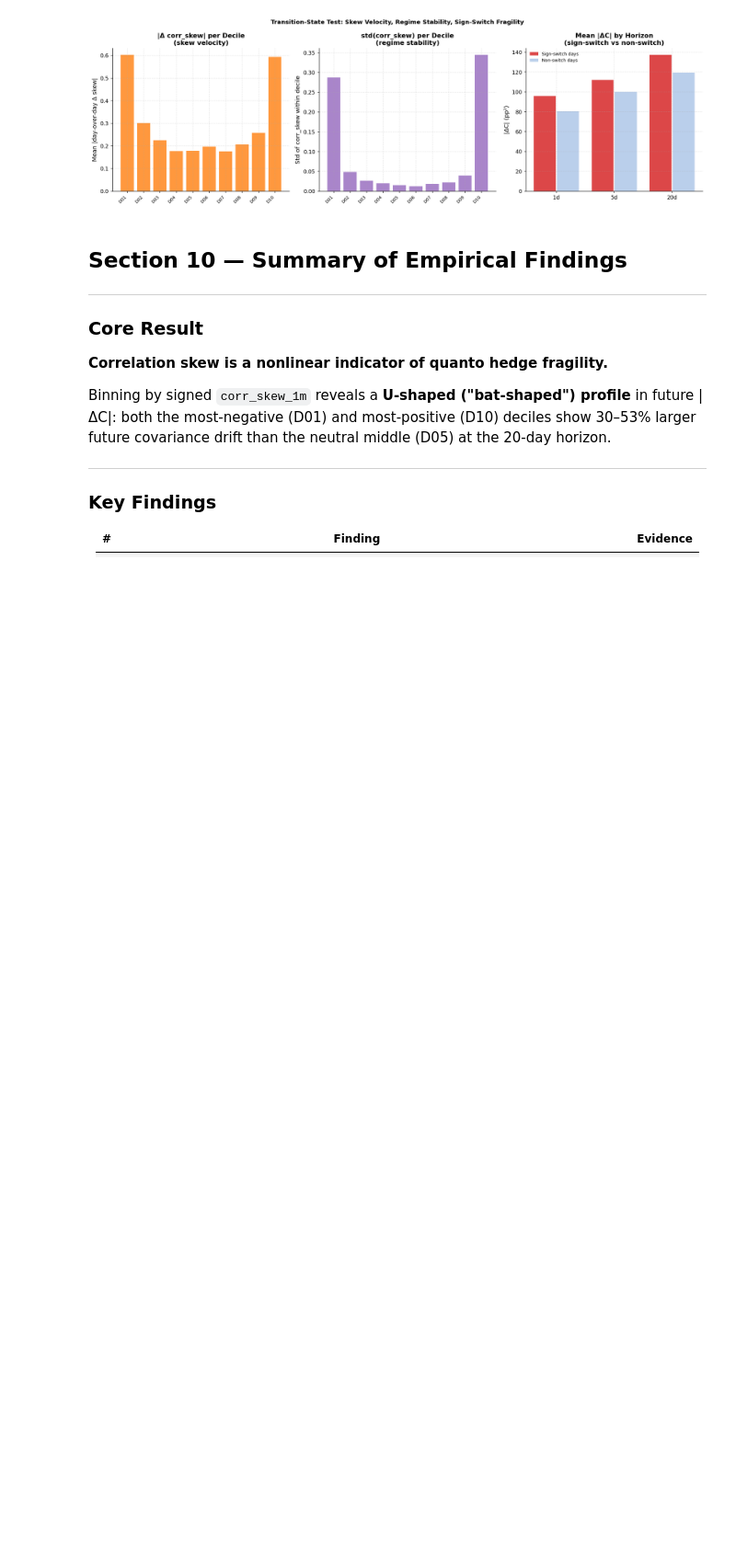
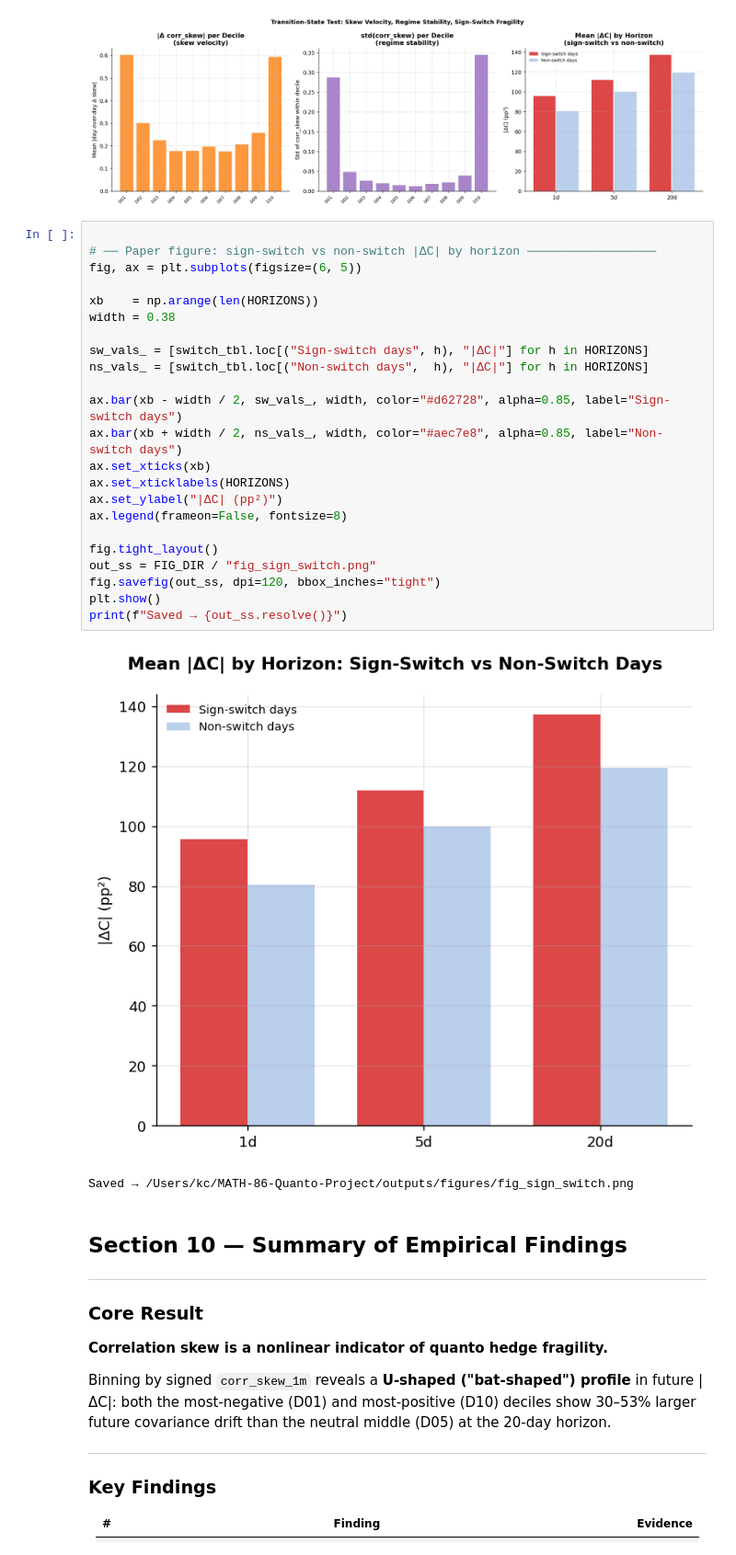
Before and after one commit to kevin-m-chang/MATH-86-Quanto-Project, a Jupyter notebook: notebooks/analysis_corr_skew.ipynb, the cells around one changed output. Shown at 92% size. Saved outputs shown, nothing was run; the diff lists cells and outputs as text; blank space fills up the shorter version.

```diff
--- a/notebooks/analysis_corr_skew.ipynb
+++ b/notebooks/analysis_corr_skew.ipynb
@@ -485,6 +548,32 @@ Test 2 — Sign-switch days vs non-switch days:
 |  | 20d | 1472 | 0.2558 | 119.3308 |
 Sign-switch days: 1019 of 2491 (40.9%)
 [figure]
+# %%
+
+# ── Paper figure: sign-switch vs non-switch |ΔC| by horizon ──────────────────
+fig, ax = plt.subplots(figsize=(6, 5))
+
+xb    = np.arange(len(HORIZONS))
+width = 0.38
+
+sw_vals_ = [switch_tbl.loc[("Sign-switch days", h), "|ΔC|"] for h in HORIZONS]
+ns_vals_ = [switch_tbl.loc[("Non-switch days",  h), "|ΔC|"] for h in HORIZONS]
+
+ax.bar(xb - width / 2, sw_vals_, width, color="#d62728", alpha=0.85, label="Sign-switch days")
+ax.bar(xb + width / 2, ns_vals_, width, color="#aec7e8", alpha=0.85, label="Non-switch days")
+ax.set_xticks(xb)
+ax.set_xticklabels(HORIZONS)
+ax.set_ylabel("|ΔC| (pp²)")
+ax.legend(frameon=False, fontsize=8)
+
+fig.tight_layout()
+out_ss = FIG_DIR / "fig_sign_switch.png"
+fig.savefig(out_ss, dpi=120, bbox_inches="tight")
+plt.show()
+print(f"Saved → {out_ss.resolve()}")
+# %% [output]
+[figure, added]
+Saved → /Users/kc/MATH-86-Quanto-Project/outputs/figures/fig_sign_switch.png
 # %% [markdown]
 ## Section 10 — Summary of Empirical Findings
 
```
Also changed, not shown: parts of 1 cell of this notebook, 3 other files.
